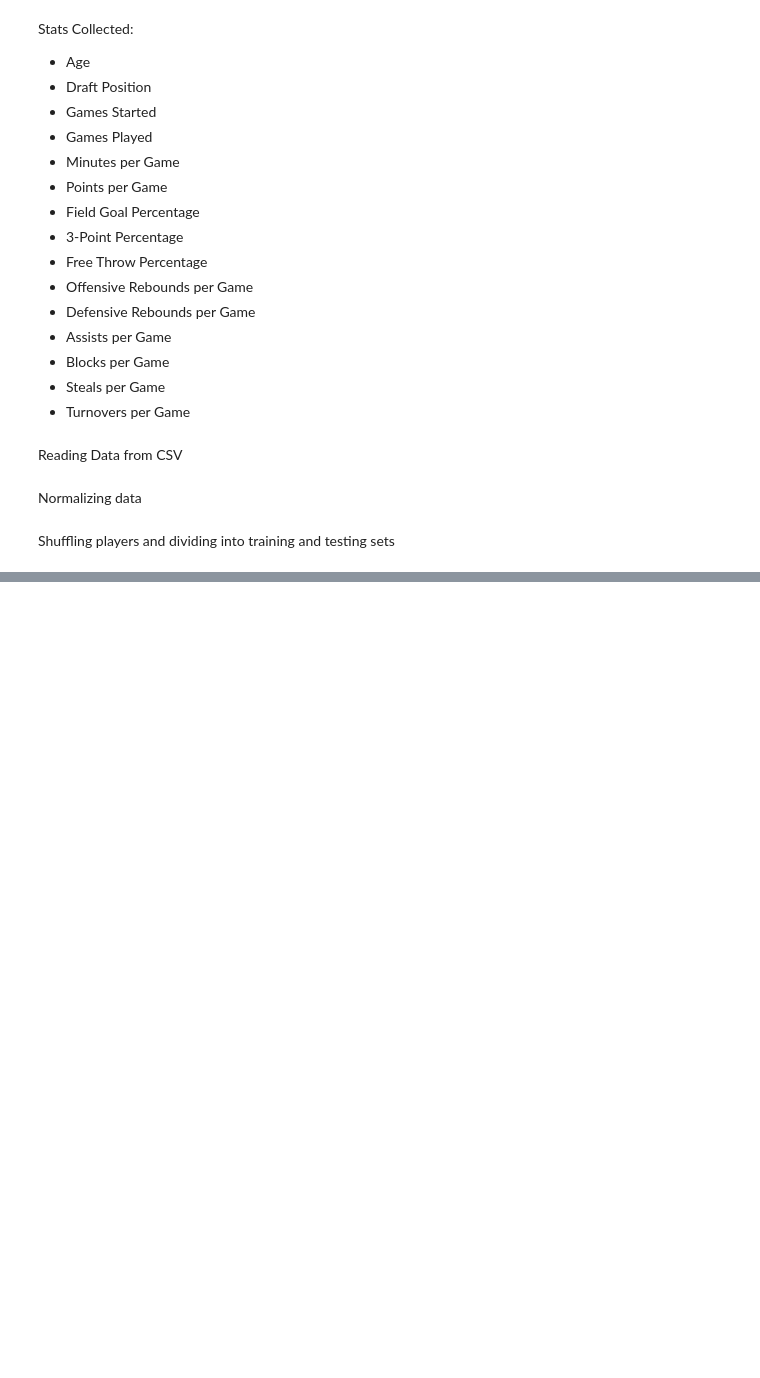
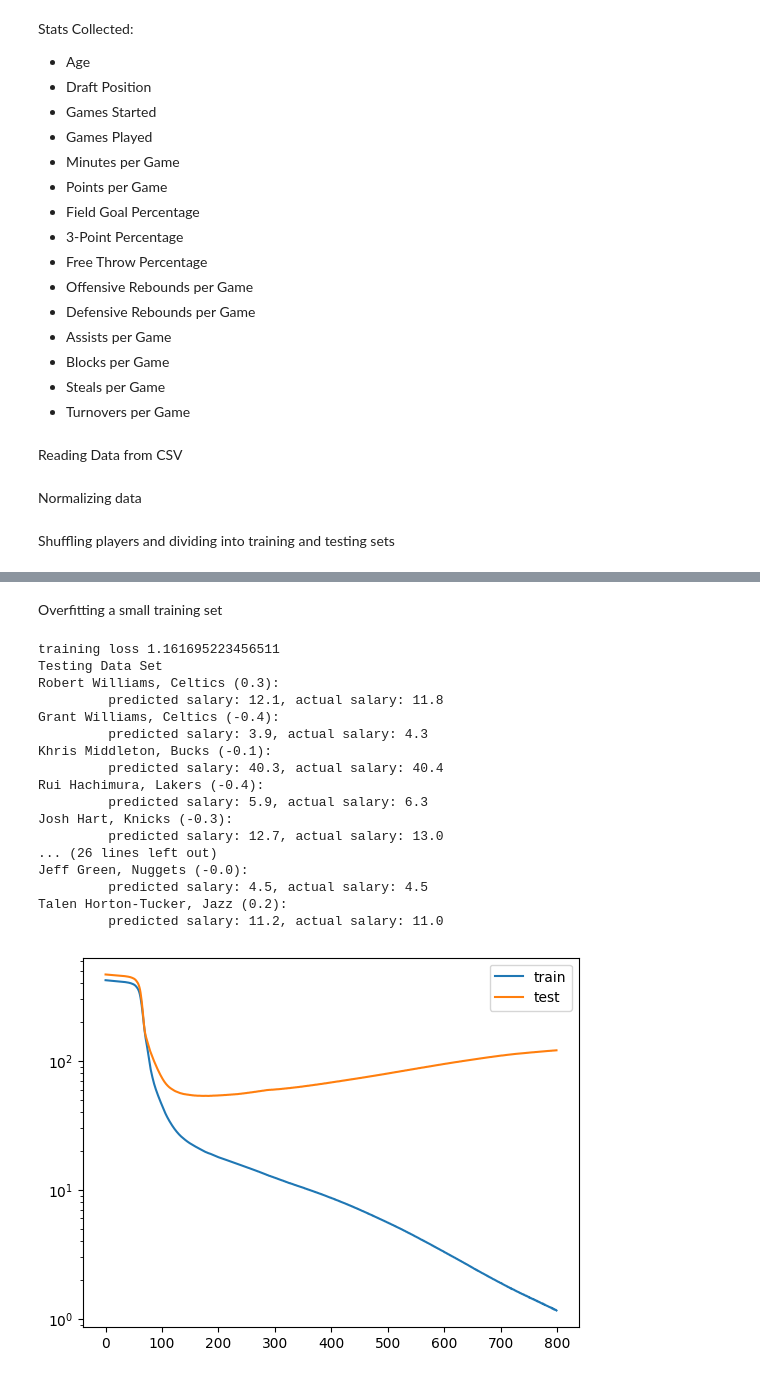
Before and after one commit to ss7886/MLPractice, a Jupyter notebook: examples/nba_salaries.ipynb, the cells around one changed output, grey strips where cells are left out. Saved outputs shown, nothing was run; the diff lists cells and outputs as text; code cells hidden in the pictures; blank space fills up the shorter version.

Commit message:
Update data normalization, add overfitting example to NBA salaries

```diff
--- a/examples/nba_salaries.ipynb
+++ b/examples/nba_salaries.ipynb
@@ -145,0 +150,61 @@ Jordan Clarkson, Jazz (13.8):
+# %% [markdown]
+Overfitting a small training set
+# %%
+network = NeuralNetwork(input_dim=len(train_input[0]), hidden_layers=5, layer_sizes=[30, 30, 30, 30, 30])
+rates = (np.array([0.02, 0.01, 0.07, 0.004, 0.002, 0.001]), np.array([0.002, 0.001, 0.0008, 0.0006, 0.0004, 0.0002]))
+
+rounds = 8
+eras = 10
+train_small_loss = []
+test_loss = []
+num = 20
+mult = 0.8
+
+for i in range(eras):
+    for j in range(rounds):
+        network.train(train_input[0:num], train_salary[0:num], mult * rates[0], mult * rates[1])
+        train_small_loss.append(loss(network, train_input[0:num], train_salary[0:num]))
+        test_loss.append(loss(network, test_input, test_salary))
+    mult *= 0.80
+
+for i in range(3 * eras):
+    for j in range(3 * rounds):
+        network.train(train_input[0:num], train_salary[0:num], mult * rates[0], mult * rates[1])
+        train_small_loss.append(loss(network, train_input[0:num], train_salary[0:num]))
+        test_loss.append(loss(network, test_input, test_salary))
+    mult *= .98
+
+# mult *= 1.5
+
+
+print("training loss", train_small_loss[-1][0])
+
+plt.plot(range(len(train_small_loss)), train_small_loss, label="train")
+plt.plot(range(len(test_loss)), test_loss, label="test")
+plt.yscale("log")
+plt.legend()
+
+predictions = network.predict(train_input[0:num])
+print("Testing Data Set")
+for i in range(num):
+    print(f"{train_names[i][0]}, {train_names[i][1]} ({round(predictions[i][0] - train_salary[i], 1)}):")
+    print(f"\t predicted salary: {round(predictions[i][0], 1)}, actual salary: {train_salary[i]}")
+# %% [output]
+training loss 1.161695223456511
+Testing Data Set
+Robert Williams, Celtics (0.3):
+         predicted salary: 12.1, actual salary: 11.8
+Grant Williams, Celtics (-0.4):
+         predicted salary: 3.9, actual salary: 4.3
+Khris Middleton, Bucks (-0.1):
+         predicted salary: 40.3, actual salary: 40.4
+Rui Hachimura, Lakers (-0.4):
+         predicted salary: 5.9, actual salary: 6.3
+Josh Hart, Knicks (-0.3):
+         predicted salary: 12.7, actual salary: 13.0
+... (26 lines left out)
+Jeff Green, Nuggets (-0.0):
+         predicted salary: 4.5, actual salary: 4.5
+Talen Horton-Tucker, Jazz (0.2):
+         predicted salary: 11.2, actual salary: 11.0
+[figure, added]
```
Also changed, not shown: parts of 8 cells of this notebook.
